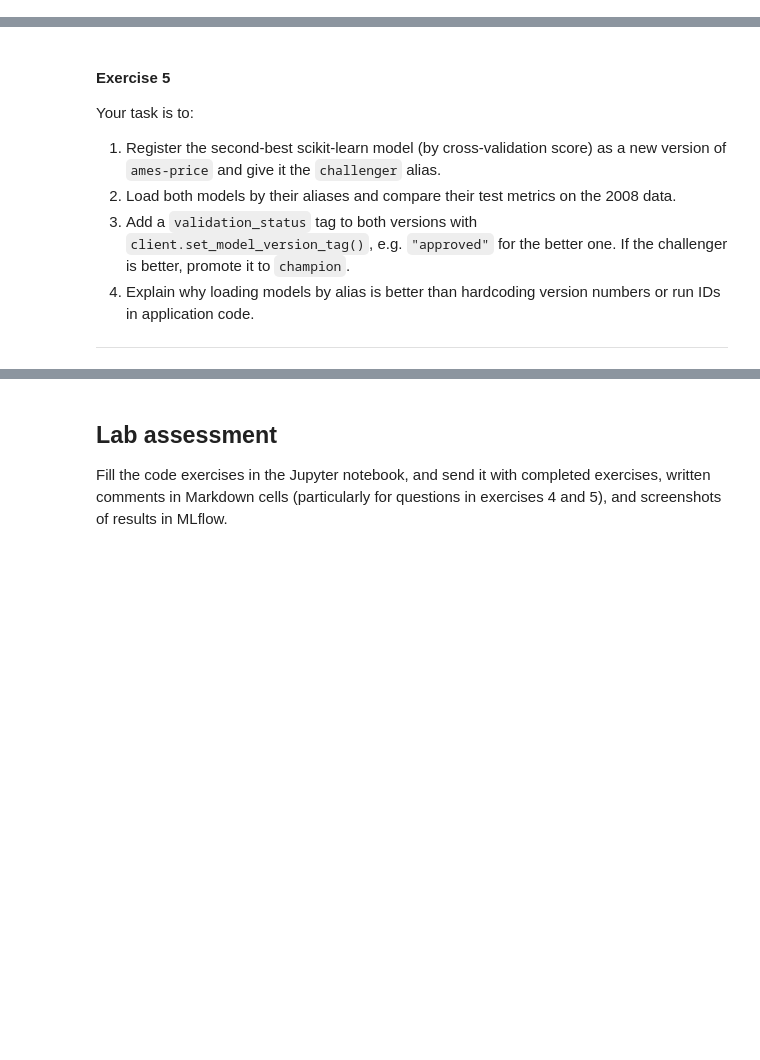
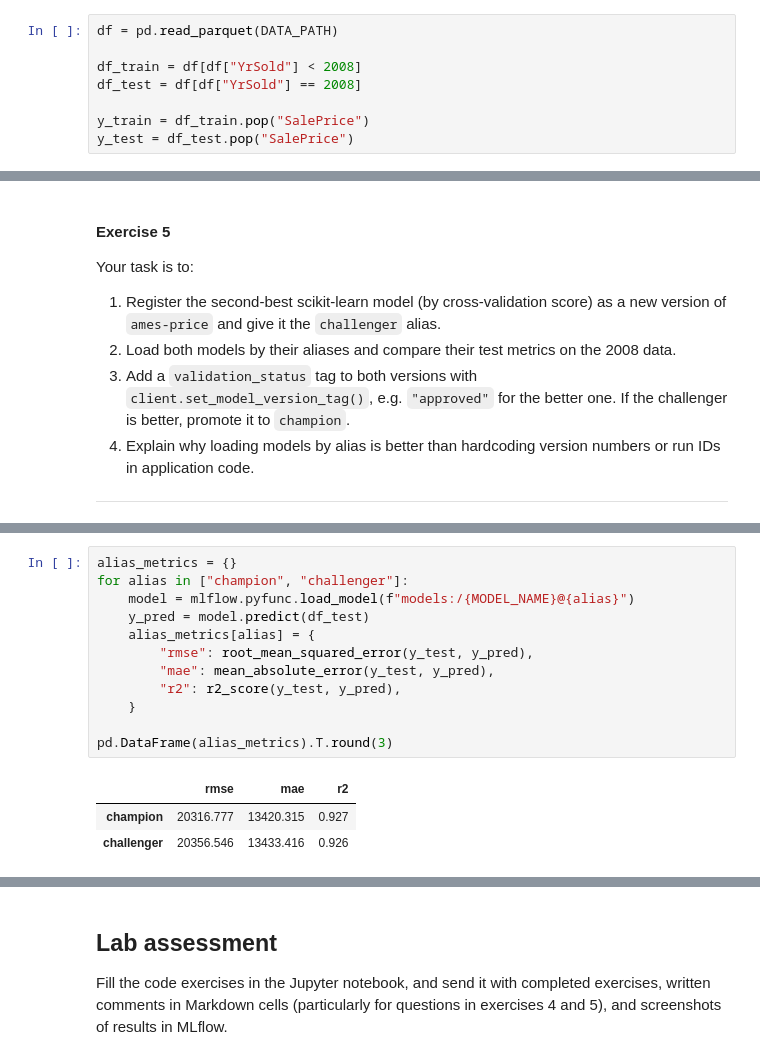
Before and after one commit to Mielecki/MLOps-course, a Jupyter notebook: lab05/LAB_INSTRUCTION_2_MLFLOW.ipynb, the cells around one changed output, grey strips where cells are left out. Saved outputs shown, nothing was run; the diff lists cells and outputs as text; blank space fills up the shorter version.

```diff
--- a/lab05/LAB_INSTRUCTION_2_MLFLOW.ipynb
+++ b/lab05/LAB_INSTRUCTION_2_MLFLOW.ipynb
@@ -546,3 +548,11 @@ Bayesian:
 new_df = pd.read_parquet(DATA_PATH)
 new_df = new_df[new_df["GrLivArea"] < 3000]
 new_df.to_parquet(DATA_PATH, index=False)
+# %%
+df = pd.read_parquet(DATA_PATH)
+
+df_train = df[df["YrSold"] < 2008]
+df_test = df[df["YrSold"] == 2008]
+
+y_train = df_train.pop("SalePrice")
+y_test = df_test.pop("SalePrice")
@@ -1007,0 +1246,16 @@ Your task is to:
+# %%
+alias_metrics = {}
+for alias in ["champion", "challenger"]:
+    model = mlflow.pyfunc.load_model(f"models:/{MODEL_NAME}@{alias}")
+    y_pred = model.predict(df_test)
+    alias_metrics[alias] = {
+        "rmse": root_mean_squared_error(y_test, y_pred),
+        "mae": mean_absolute_error(y_test, y_pred),
+        "r2": r2_score(y_test, y_pred),
+    }
+
+pd.DataFrame(alias_metrics).T.round(3)
+# %% [output]
+|  | rmse | mae | r2 |
+| champion | 20316.777 | 13420.315 | 0.927 |
+| challenger | 20356.546 | 13433.416 | 0.926 |
```
Also changed, not shown: parts of 20 cells of this notebook, 5 other files.
